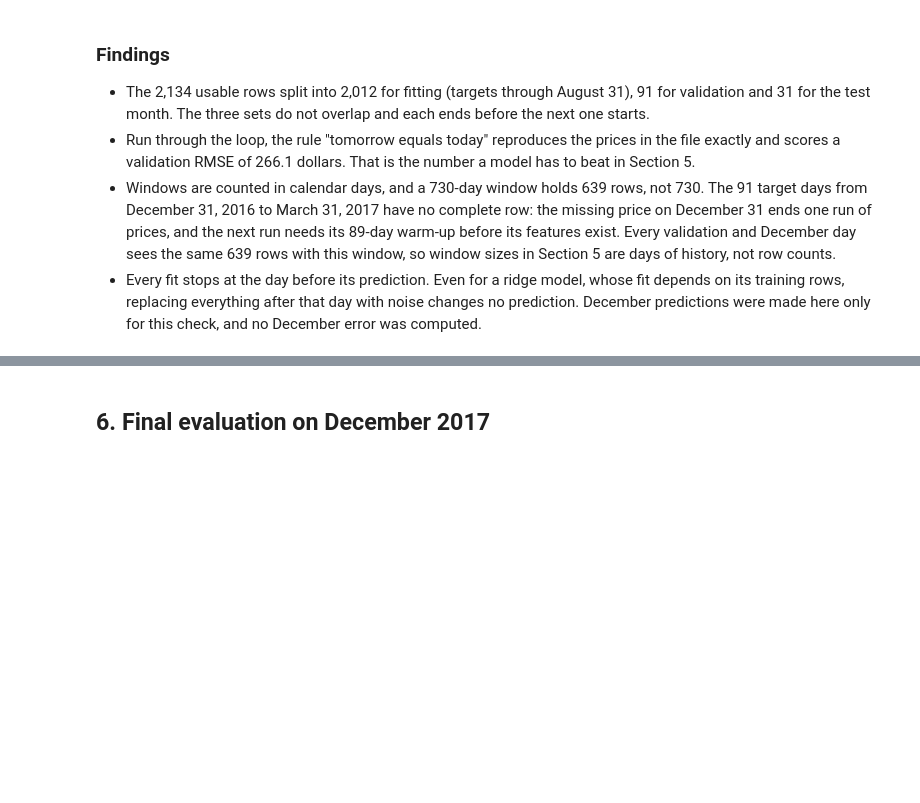
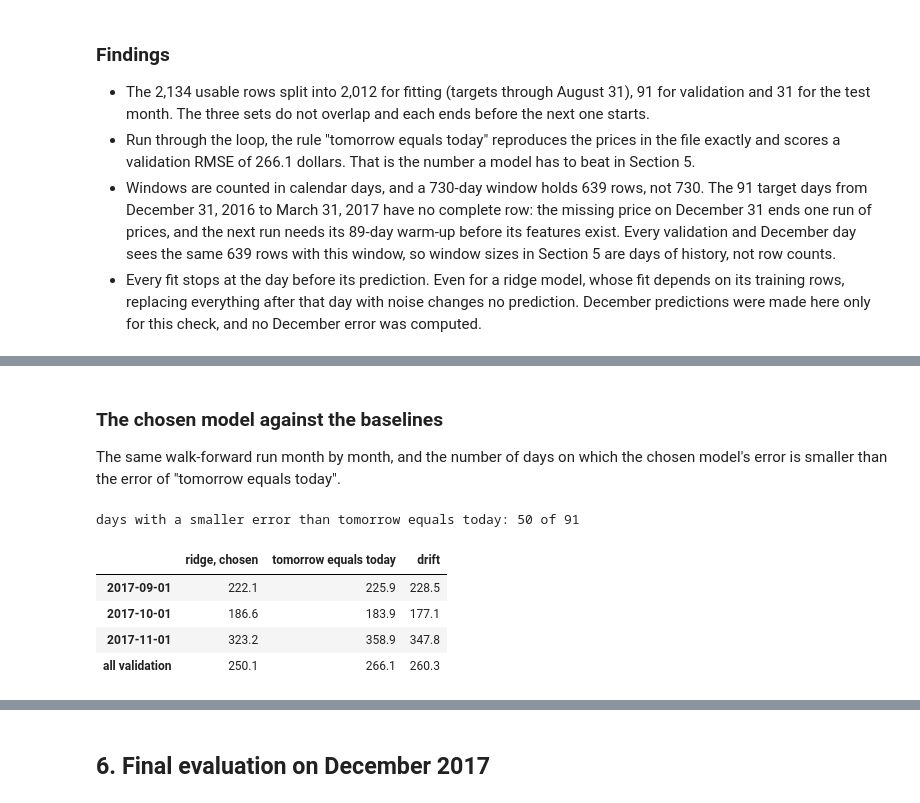
Before and after one commit to alexhubenthal/alexhubenthal-btc-chainlet-hw2, a Jupyter notebook: btc_chainlet_xai.ipynb, the cells around one changed output, grey strips where cells are left out. Cells and saved outputs as stored; diff of their text form; code cells hidden in the pictures; blank space fills up the shorter version.

```diff
--- a/btc_chainlet_xai.ipynb
+++ b/btc_chainlet_xai.ipynb
@@ -919,0 +1017,33 @@ assert_no_leak(table, scenarios, make_ridge, CHECK_WINDOW_DAYS)
+# %% [markdown]
+### The chosen model against the baselines
+
+The same walk-forward run month by month, and the number of days on which the chosen model's error is smaller
+than the error of "tomorrow equals today".
+# %%
+runs = {
+    "ridge, chosen": validation_run(make_final, WINDOW_DAYS),
+    "tomorrow equals today": validation_run(make_naive, WINDOW_DAYS),
+    "drift": validation_run(make_drift, WINDOW_DAYS),
+}
+assert np.isclose(score(runs["ridge, chosen"]), best["rmse"])
+assert np.isclose(score(runs["tomorrow equals today"]), NAIVE_VALIDATION_RMSE)
+
+by_month = pd.DataFrame(
+    {
+        name: {start.date(): score(part) for start, part in run.groupby(pd.Grouper(freq="MS"))}
+        for name, run in runs.items()
+    }
+)
+by_month.loc["all validation"] = [score(run) for run in runs.values()]
+
+abs_error = {name: (run["actual"] - run["predicted"]).abs() for name, run in runs.items()}
+wins = int((abs_error["ridge, chosen"] < abs_error["tomorrow equals today"]).sum())
+print("days with a smaller error than tomorrow equals today: %d of %d" % (wins, len(runs["ridge, chosen"])))
+by_month.round(1)
+# %% [output]
+days with a smaller error than tomorrow equals today: 50 of 91
+|  | ridge, chosen | tomorrow equals today | drift |
+| 2017-09-01 | 222.1 | 225.9 | 228.5 |
+| 2017-10-01 | 186.6 | 183.9 | 177.1 |
+| 2017-11-01 | 323.2 | 358.9 | 347.8 |
+| all validation | 250.1 | 266.1 | 260.3 |
```
Also changed, not shown: parts of 9 cells of this notebook.
